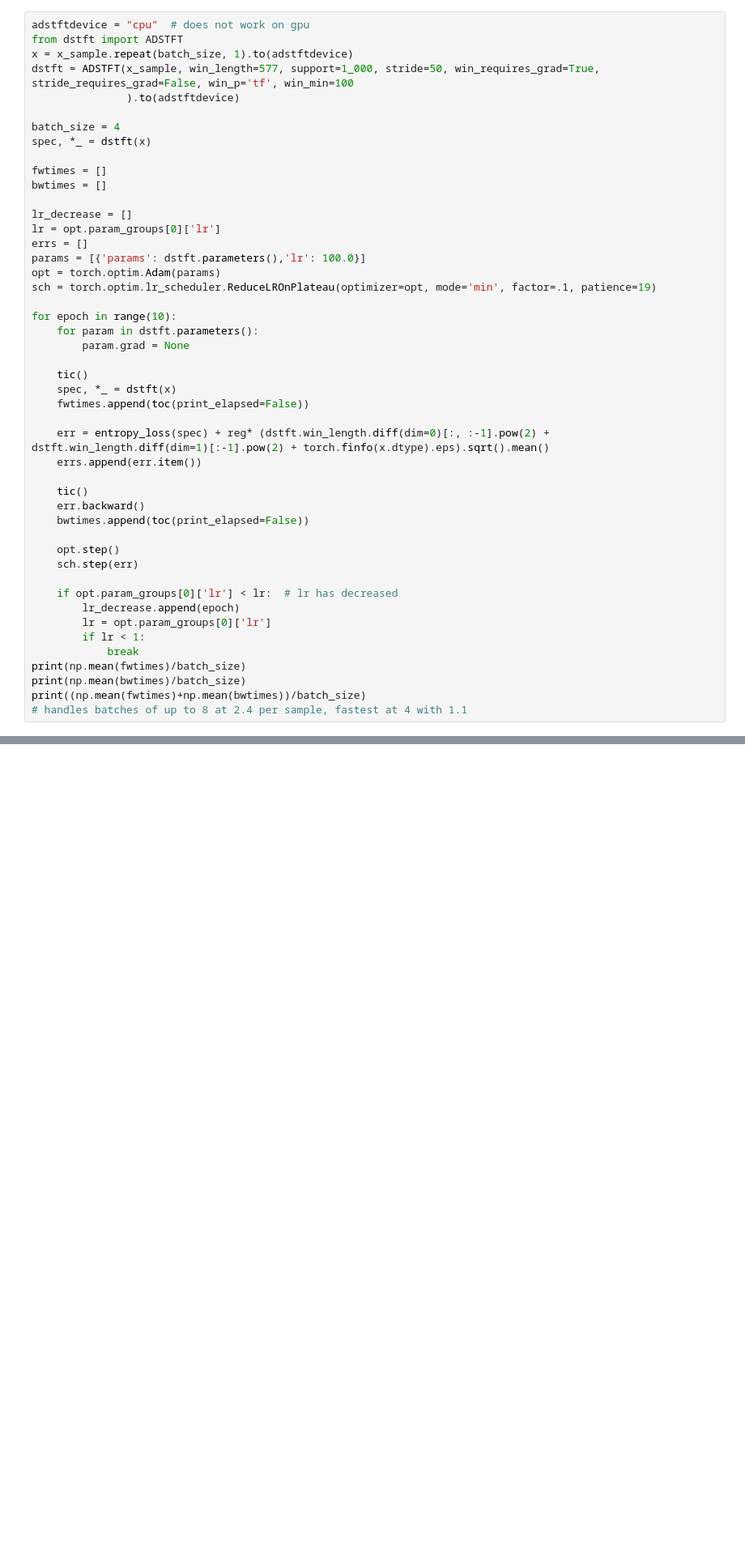
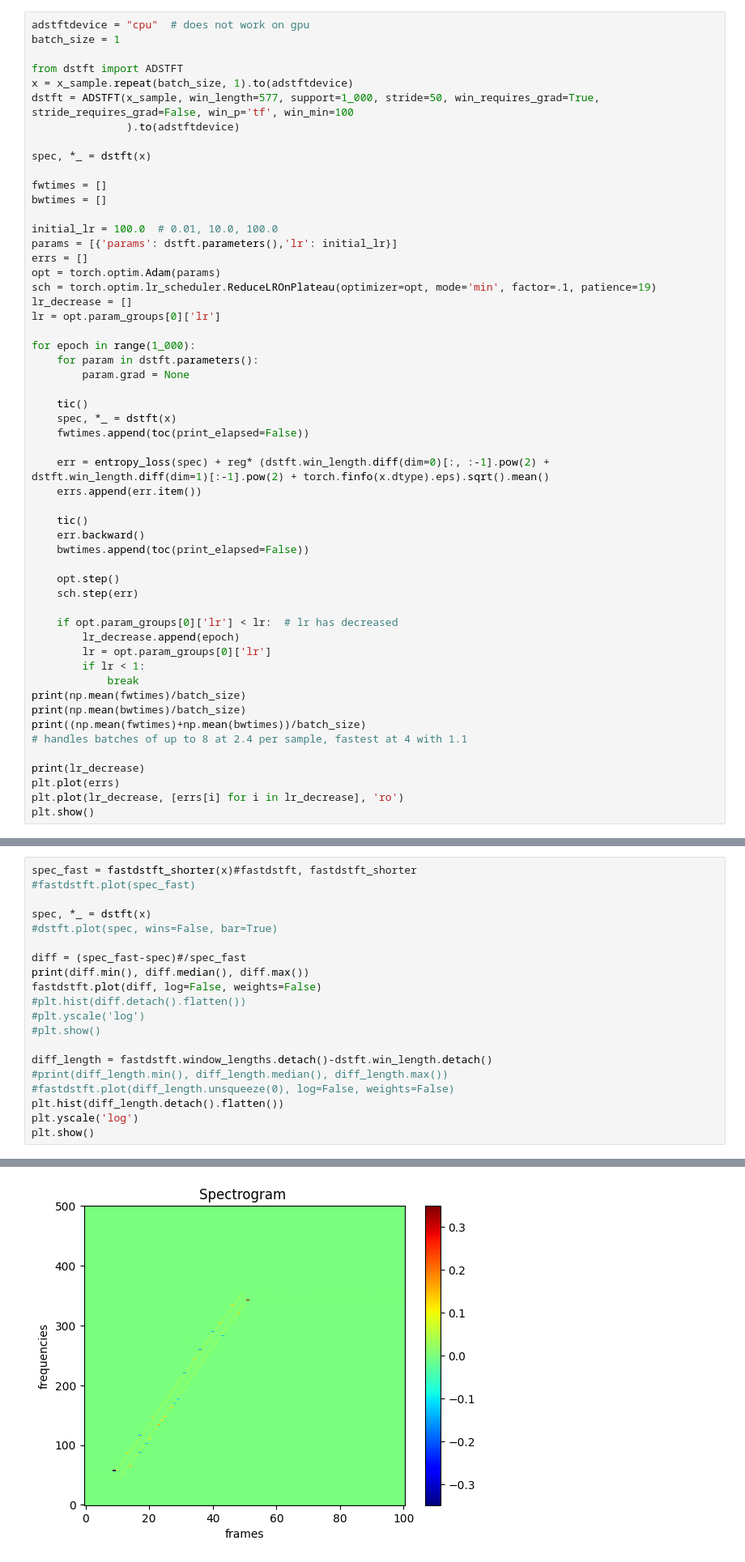
Before and after one commit to SpoketKasper/projekt-fmsn35, a Jupyter notebook: dstft/notebooks/fastDSTFT.ipynb, the cells around one changed output, grey strips where cells are left out. Shown: that part at 81% size. Cells and saved outputs as stored; diff of their text form; blank space fills up the shorter version.

```diff
--- a/dstft/notebooks/fastDSTFT.ipynb
+++ b/dstft/notebooks/fastDSTFT.ipynb
@@ -304,25 +389,27 @@ for i in range(10):
 Here, the paper ADSTFT is tested
 # %%
 adstftdevice = "cpu"  # does not work on gpu
+batch_size = 1
+
 from dstft import ADSTFT
 x = x_sample.repeat(batch_size, 1).to(adstftdevice)
 dstft = ADSTFT(x_sample, win_length=577, support=1_000, stride=50, win_requires_grad=True, stride_requires_grad=False, win_p='tf', win_min=100
                ).to(adstftdevice)
 
-batch_size = 4
 spec, *_ = dstft(x)
 
 fwtimes = []
 bwtimes = []
 
+initial_lr = 100.0  # 0.01, 10.0, 100.0
+params = [{'params': dstft.parameters(),'lr': initial_lr}]
+errs = []
+opt = torch.optim.Adam(params)
+sch = torch.optim.lr_scheduler.ReduceLROnPlateau(optimizer=opt, mode='min', factor=.1, patience=19)
 lr_decrease = []
 lr = opt.param_groups[0]['lr']
-errs = []
-params = [{'params': dstft.parameters(),'lr': 100.0}]
-opt = torch.optim.Adam(params)
-sch = torch.optim.lr_scheduler.ReduceLROnPlateau(optimizer=opt, mode='min', factor=.1, patience=19)
 
-for epoch in range(10):
+for epoch in range(1_000):
     for param in dstft.parameters():
         param.grad = None
 
@@ -349,3 +436,8 @@ print(np.mean(fwtimes)/batch_size)
 print(np.mean(bwtimes)/batch_size)
 print((np.mean(fwtimes)+np.mean(bwtimes))/batch_size)
 # handles batches of up to 8 at 2.4 per sample, fastest at 4 with 1.1
+
+print(lr_decrease)
+plt.plot(errs)
+plt.plot(lr_decrease, [errs[i] for i in lr_decrease], 'ro')
+plt.show()
@@ -351,0 +567,21 @@ print((np.mean(fwtimes)+np.mean(bwtimes))/batch_size)
+# %%
+spec_fast = fastdstft_shorter(x)#fastdstft, fastdstft_shorter
+#fastdstft.plot(spec_fast)
+
+spec, *_ = dstft(x)
+#dstft.plot(spec, wins=False, bar=True)
+
+diff = (spec_fast-spec)#/spec_fast
+print(diff.min(), diff.median(), diff.max())
+fastdstft.plot(diff, log=False, weights=False)
+#plt.hist(diff.detach().flatten())
+#plt.yscale('log')
+#plt.show()
+
+diff_length = fastdstft.window_lengths.detach()-dstft.win_length.detach()
+#print(diff_length.min(), diff_length.median(), diff_length.max())
+#fastdstft.plot(diff_length.unsqueeze(0), log=False, weights=False)
+plt.hist(diff_length.detach().flatten())
+plt.yscale('log')
+plt.show()
+# %% [output]
@@ -351,0 +589 @@ print((np.mean(fwtimes)+np.mean(bwtimes))/batch_size)
+[figure, added]
```
Also changed, not shown: parts of 12 cells of this notebook, 7 other files.
